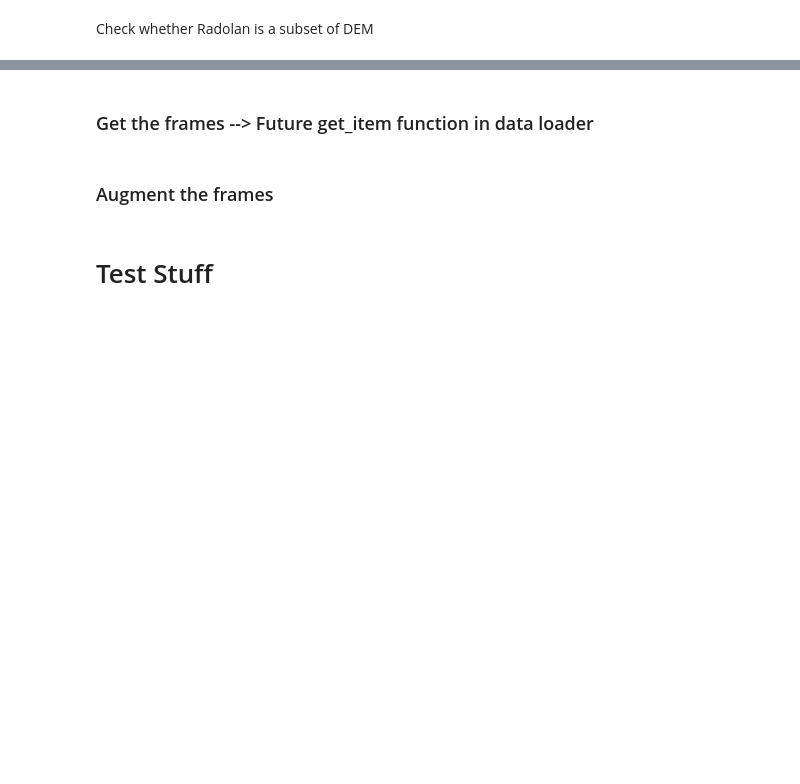
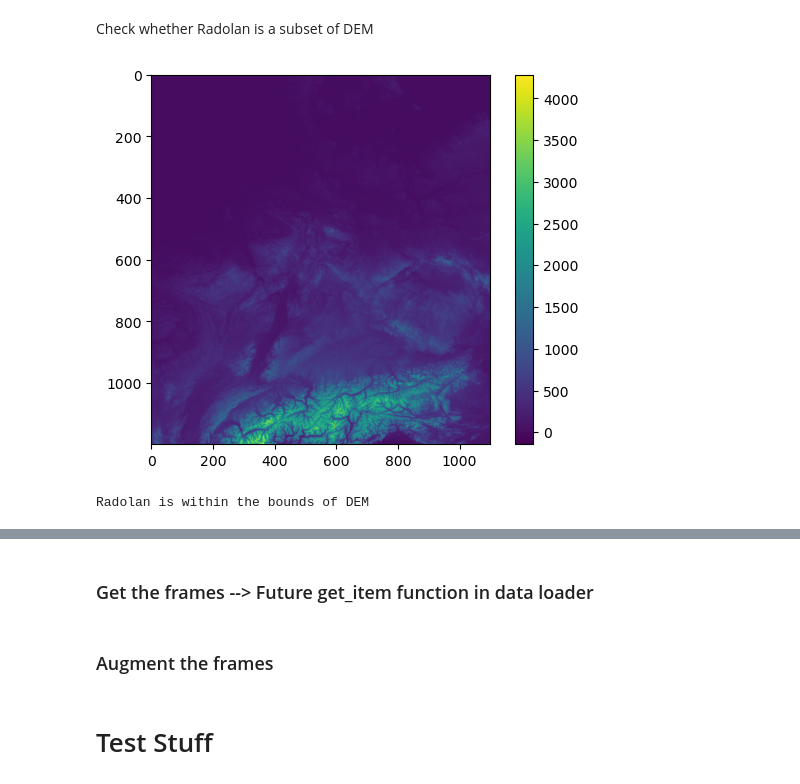
Before and after one commit to Osrip/deep_learn_rain_nowcasting, a Jupyter notebook: notebooks/new_filtering_data_scraper_cleaned_FINAL_VER.ipynb, the cells around one changed output, grey strips where cells are left out. Saved outputs shown, nothing was run; the diff lists cells and outputs as text; code cells hidden in the pictures; blank space fills up the shorter version.

```diff
--- a/notebooks/new_filtering_data_scraper_cleaned_FINAL_VER.ipynb
+++ b/notebooks/new_filtering_data_scraper_cleaned_FINAL_VER.ipynb
@@ -384,12 +390,16 @@ Check whether Radolan is a subset of DEM
 # %%
 y_coords_range_radolan = data_shortened.y.isel(y=slice(0,-1)).values
 x_coords_range_radolan = data_shortened.x.isel(x=slice(0,-1)).values
 
 dem_range_radolan = dem_data.sel(
     y = y_coords_range_radolan,
     x = x_coords_range_radolan
 )
 plt.figure()
 plt.imshow(dem_range_radolan.dem.values, cmap='viridis')
+plt.colorbar()
 plt.show()
 print('Radolan is within the bounds of DEM')
+# %% [output]
+[figure, added]
+Radolan is within the bounds of DEM
```
Also changed, not shown: parts of 6 cells of this notebook, 3 other files.
